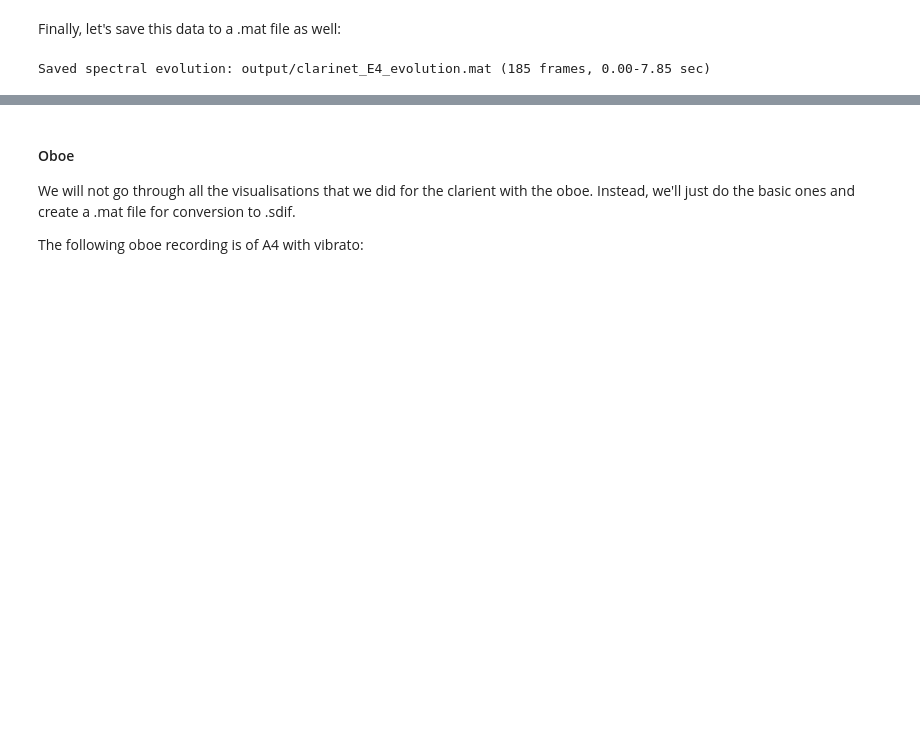
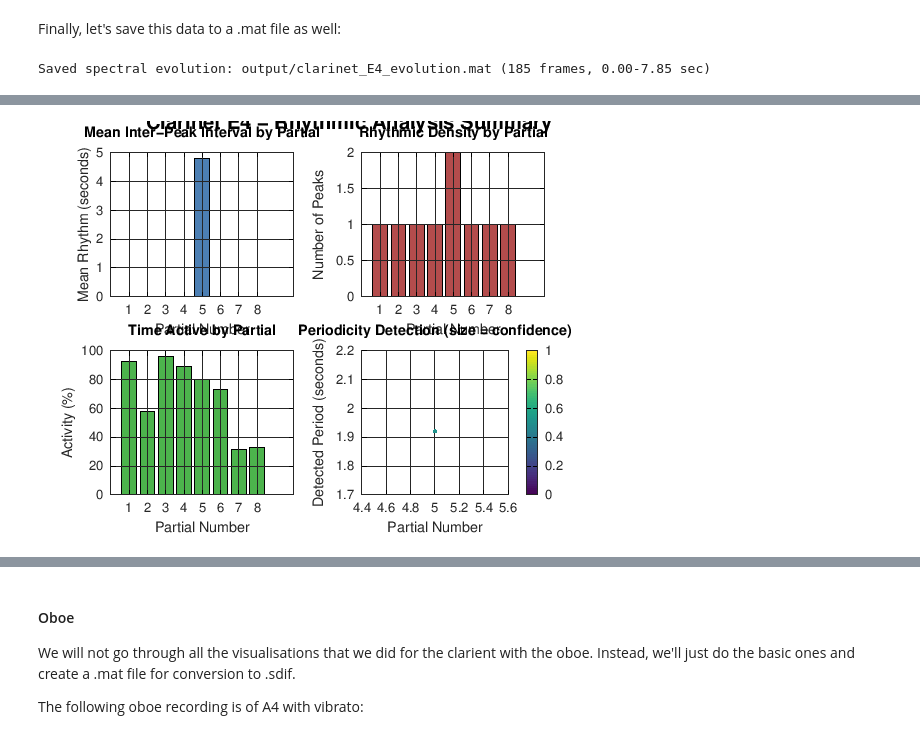
Before and after one commit to calyau/octave-notebooks, a Jupyter notebook: data/audio-dsp-and-spectralism.ipynb, the cells around one changed output, grey strips where cells are left out. Saved outputs shown, nothing was run; the diff lists cells and outputs as text; code cells hidden in the pictures; blank space fills up the shorter version.

```diff
--- a/data/audio-dsp-and-spectralism.ipynb
+++ b/data/audio-dsp-and-spectralism.ipynb
@@ -214,0 +259,5 @@ Saved spectral evolution: output/clarinet_E4_evolution.mat (185 frames, 0.00-7.8
+# %%
+% 4. Compare all partials (summary view)
+plot_rhythmic_summary(analyses, 'Clarinet E4');
+# %% [output]
+[figure, added]
```
Also changed, not shown: parts of 11 cells of this notebook, 2 other files.
